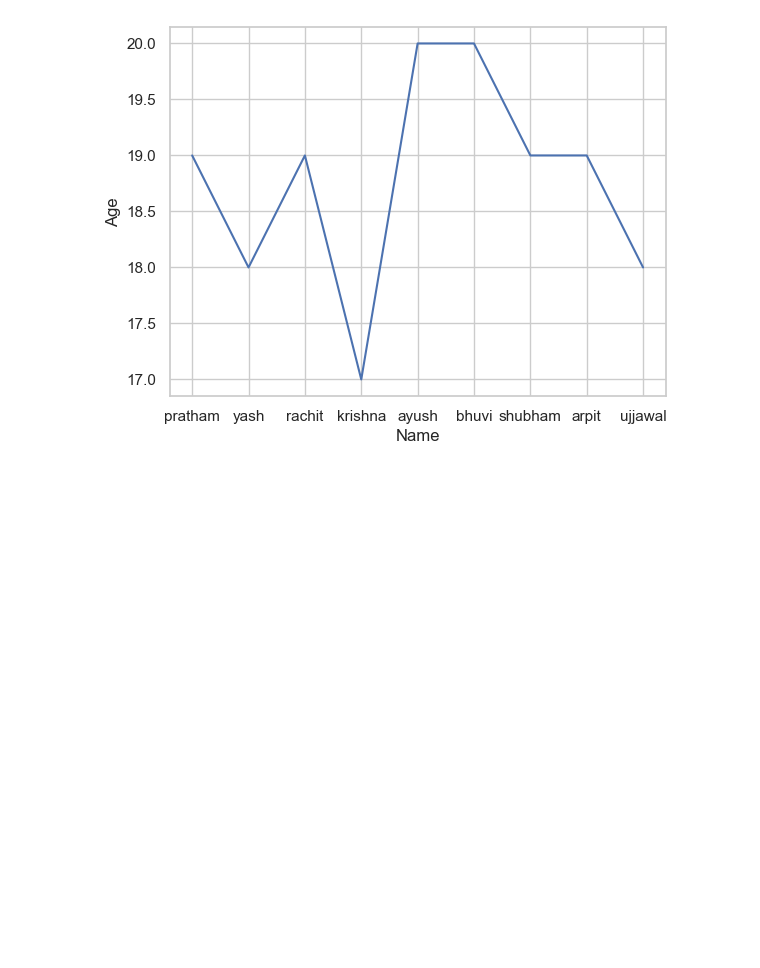
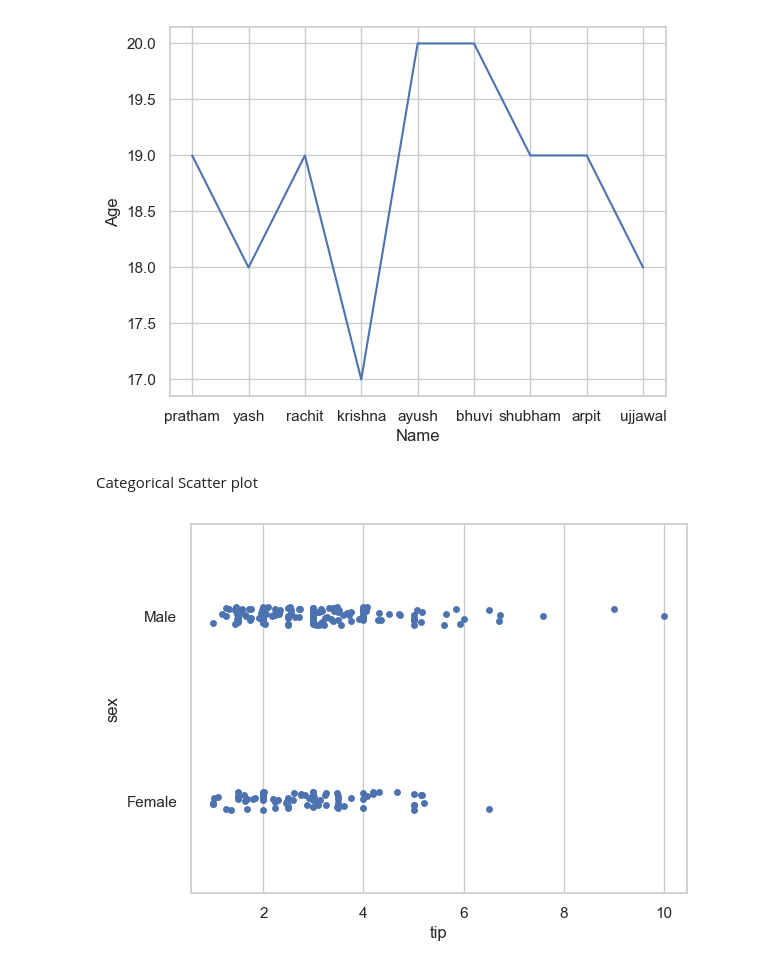
Before and after one commit to rachittyagii/semester---2-Code, a Jupyter notebook: Day4.ipynb, the cells around one changed output. Saved outputs shown, nothing was run; the diff lists cells and outputs as text; code cells hidden in the pictures; blank space fills up the shorter version.

```diff
--- a/Day4.ipynb
+++ b/Day4.ipynb
@@ -71,3 +71,14 @@ plt.show()
 7    arpit   19
 8  ujjawal   18
 [figure]
+# %% [markdown]
+Categorical Scatter plot
+# %%
+import seaborn
+import pandas
+import matplotlib.pyplot as plt
+csv = seaborn.load_dataset("tips")
+res=seaborn.stripplot(x="tip",y="sex",data=csv,jitter=0.05)
+plt.show()
+# %% [output]
+[figure, added]
```
